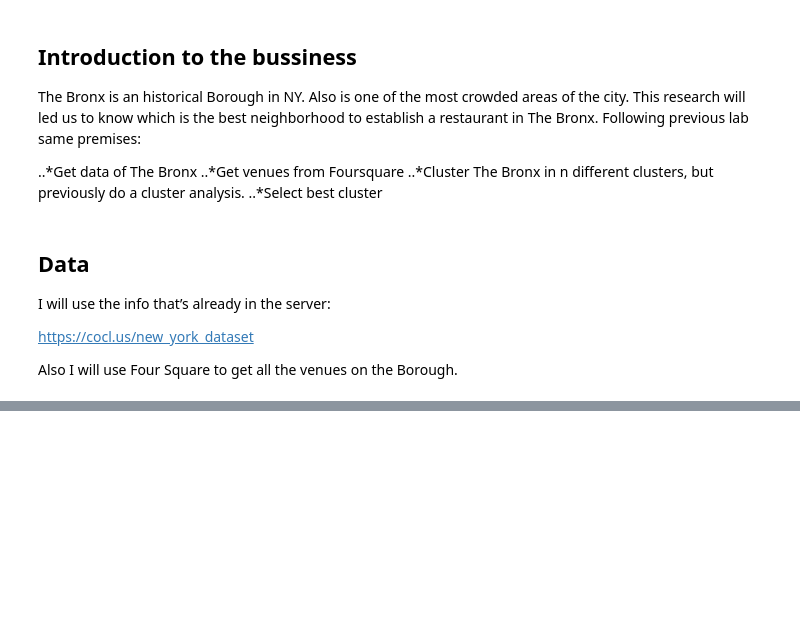
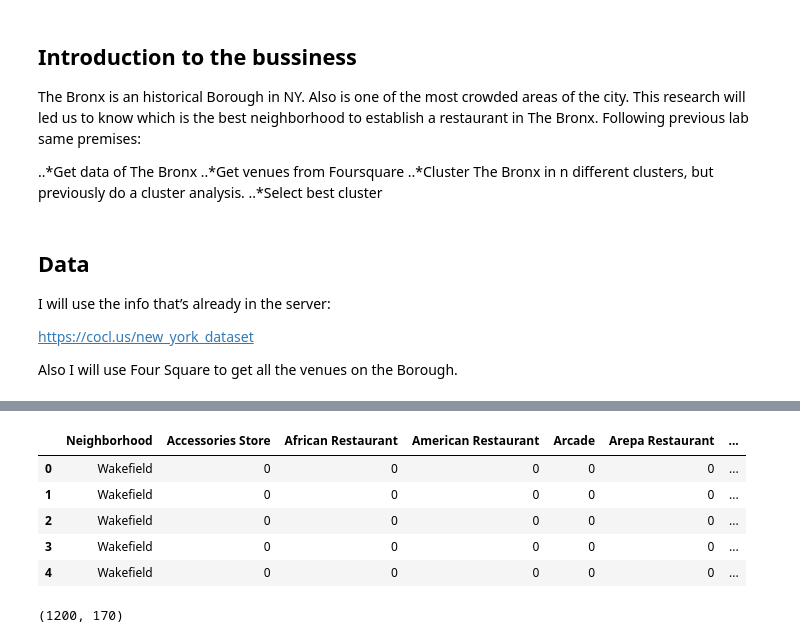
Before and after one commit to LordMakario/IBMDatascience, a Jupyter notebook: Capstone project Notebook.ipynb, the cells around one changed output, grey strips where cells are left out. Cells and saved outputs as stored; diff of their text form; code cells hidden in the pictures; blank space fills up the shorter version.

```diff
--- a/Capstone project Notebook.ipynb
+++ b/Capstone project Notebook.ipynb
@@ -28,0 +366,20 @@ Also I will use Four Square to get all the venues on the Borough.
+# %%
+bronx_onehot = pd.get_dummies(bronx_venues[['Venue Category']], prefix="", prefix_sep="")
+bronx_onehot['Neighborhood'] = bronx_venues['Neighborhood']
+
+# move neighborhood column to the first column
+fixed_columns = [bronx_onehot.columns[-1]] + list(bronx_onehot.columns[:-1])
+bronx_onehot = bronx_onehot[fixed_columns]
+
+bronx_onehot.head()
+# %% [output]
+|  | Neighborhood | Accessories Store | African Restaurant | American Restaurant | Arcade | Arepa Restaurant | ... |
+| 0 | Wakefield | 0 | 0 | 0 | 0 | 0 | ... |
+| 1 | Wakefield | 0 | 0 | 0 | 0 | 0 | ... |
+| 2 | Wakefield | 0 | 0 | 0 | 0 | 0 | ... |
+| 3 | Wakefield | 0 | 0 | 0 | 0 | 0 | ... |
+| 4 | Wakefield | 0 | 0 | 0 | 0 | 0 | ... |
+# %%
+bronx_onehot.shape
+# %% [output]
+(1200, 170)
```
Also changed, not shown: parts of 42 cells of this notebook.
